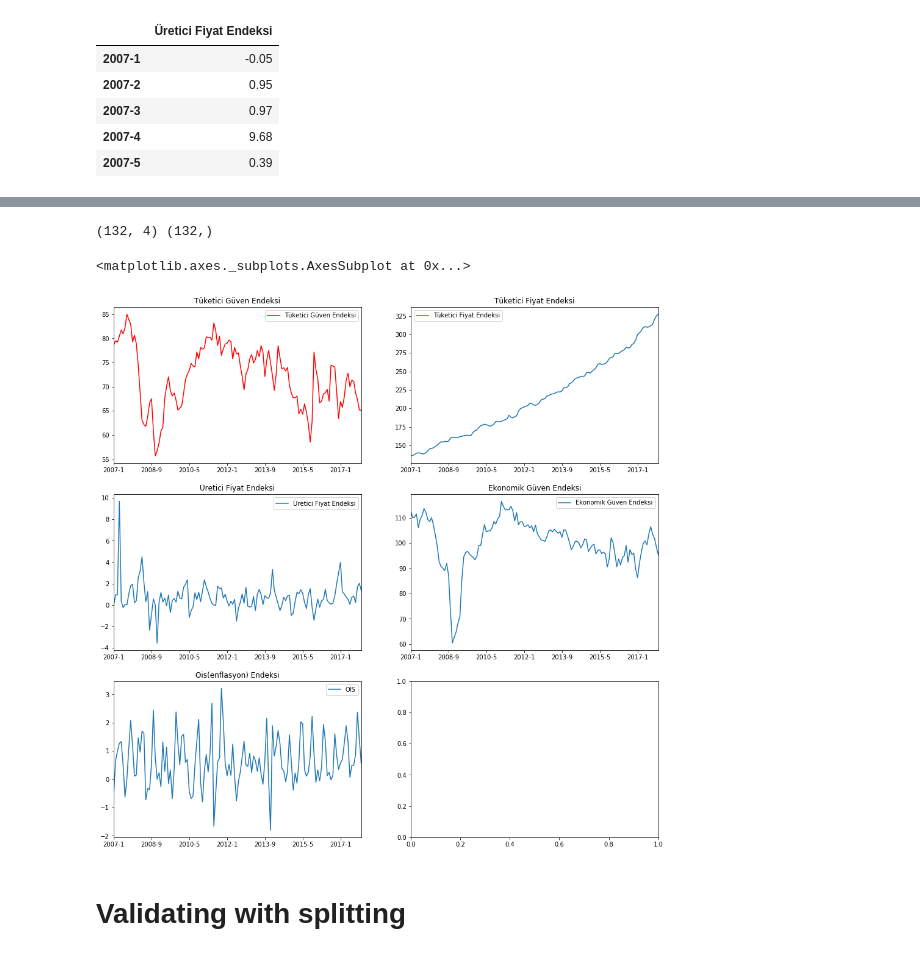
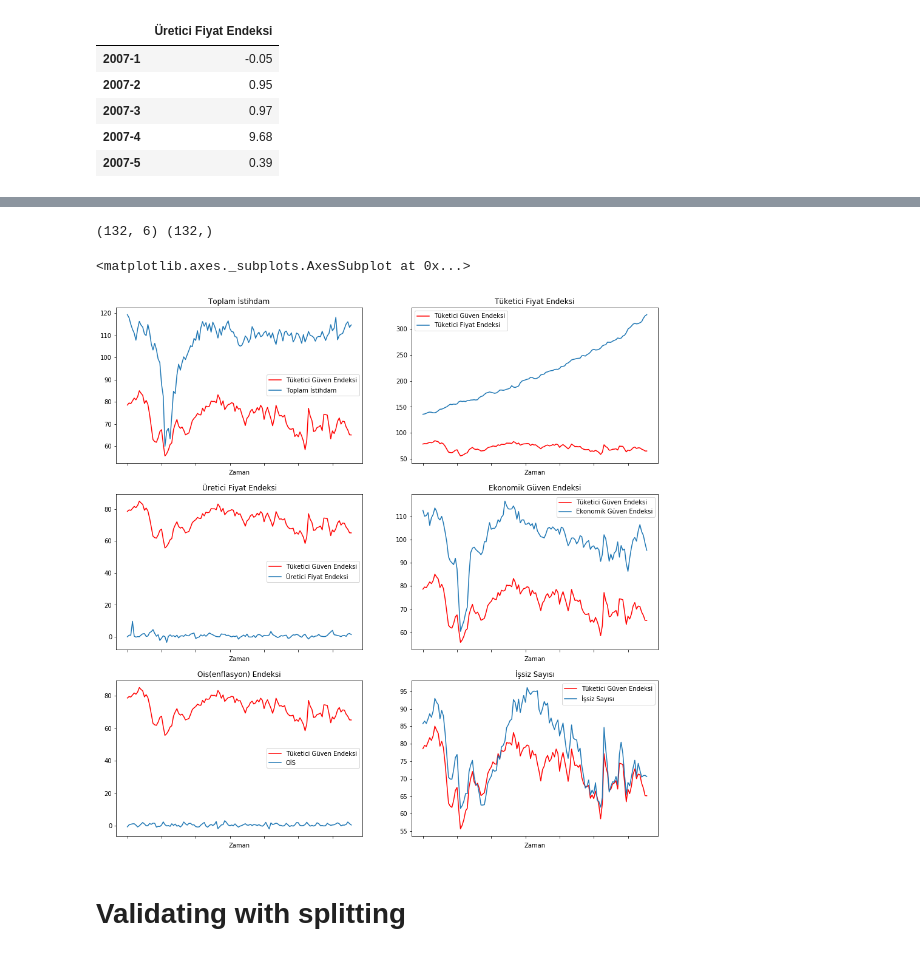
Before and after one commit to beratgumus/ConsumerConfidenceIndexEstimation, a Jupyter notebook: Proje2.ipynb, the cells around one changed output, grey strips where cells are left out. Cells and saved outputs as stored; diff of their text form; code cells hidden in the pictures.

```diff
--- a/Proje2.ipynb
+++ b/Proje2.ipynb
@@ -49,0 +23,20 @@ ege.head()
+# %%
+tge_ege_init.rename(columns={'Unnamed: 0': 'Yıl',
+                             'Unnamed: 1': 'Ay',
+                             'Ekonomik\ngüven\nendeksi\nEconomic\nconfidence\nindex':'Ekonomik Güven Endeksi',
+                            'İşsiz sayısı\nbeklentisi \n(gelecek\n12 aylık\ndönemde)(2)\nNumber of \npeople \nunemployed\nexpectation \n(over the next\n12 months)(2)':'İşsiz Sayısı',
+                            'Toplam\nistihdam\n(gelecek 3 ay)\nTotal \nemployment\n(next 3 months)':'Toplam İstihdam',
+                            'Hanenin\nmaddi\ndurum beklentisi\n(gelecek 12 aylık \ndönemde)(2) \nFinancial\nsituation\nexpectation\nof household \n(over the next\n12 months)(2) ':'Hanenin Maddi Gücü'}, inplace=True)
+#list(tge_ege)
+# %%
+tge_ege_init.fillna(-1,inplace=True)
+tge_ege_init['Yıl'] = tge_ege_init['Yıl'].astype(int).astype('str')
+for index, row in tge_ege_init.iterrows():
+    val = row['Yıl']
+    if val == '-1':
+        tge_ege_init.at[index, 'Yıl'] =  str(int(year)) +'-'+ str(int(row['Ay']))
+    else:
+        year=row['Yıl']
+        tge_ege_init.at[index, 'Yıl'] =  str(int(year)) +'-'+ str(int(row['Ay']))
+
+tge_ege_init
@@ -49,0 +62,5 @@ ege.head()
+# %%
+tge_ege = tge_ege_init.set_index('Yıl')
+tge_ege.index.name = 'Zaman'
+tge_ege.drop(tge_ege.columns[[0,2,3,4,6,7,8,9,10,12,13,14,15]], axis=1,inplace=True)
+tge_ege.head()
@@ -82,6 +107,6 @@ ufe.head()
 | 2007-5 | 0.39 |
 # %%
 #merged = pd.merge(pd.merge(tge,ege,left_index=True, right_index=True),tufe,left_index=True, right_index=True)
-merged = ege.merge(tufe, left_index=True, right_index=True).merge(ufe, left_index=True, right_index=True).merge(ois, left_index=True, right_index=True).merge(tge, left_index=True, right_index=True)
+merged = tge_ege.merge(tufe, left_index=True, right_index=True).merge(ufe, left_index=True, right_index=True).merge(ois, left_index=True, right_index=True).merge(tge, left_index=True, right_index=True)
 merged.head()
 # %% [output]
@@ -127,21 +153,28 @@ merged.plot(y="Tüketici Güven Endeksi", kind='line', figsize=[16,6])
 # %%
 from sklearn.model_selection import train_test_split
-x = merged.iloc[:,[0,1,2,3]].values
-y = merged.iloc[:,4].values
+x = merged.iloc[:,0:6].values
+y = merged.iloc[:,6].values
 print(x.shape, y.shape)
 # %% [output]
-(132, 4) (132,)
+(132, 6) (132,)
 # %%
 fig, axes = plt.subplots(nrows=3, ncols=2, figsize=(16,16))
 axes = axes.ravel()
 merged.plot(y="Tüketici Güven Endeksi",ax=axes[0],title='Tüketici Güven Endeksi',kind='line',color='red')
+merged.plot(y="Tüketici Güven Endeksi",ax=axes[1],title='Tüketici Güven Endeksi',kind='line',color='red')
+merged.plot(y="Tüketici Güven Endeksi",ax=axes[2],title='Tüketici Güven Endeksi',kind='line',color='red')
+merged.plot(y="Tüketici Güven Endeksi",ax=axes[3],title='Tüketici Güven Endeksi',kind='line',color='red')
+merged.plot(y="Tüketici Güven Endeksi",ax=axes[4],title='Tüketici Güven Endeksi',kind='line',color='red')
+merged.plot(y="Tüketici Güven Endeksi",ax=axes[5],title='Tüketici Güven Endeksi',kind='line',color='red')
 merged.plot(y="Tüketici Fiyat Endeksi",ax=axes[1],title='Tüketici Fiyat Endeksi', kind='line')
 merged.plot(y="Üretici Fiyat Endeksi",ax=axes[2],title='Üretici Fiyat Endeksi', kind='line')
 merged.plot(y="Ekonomik Güven Endeksi",ax=axes[3],title='Ekonomik Güven Endeksi', kind='line')
 merged.plot(y="OİS",ax=axes[4],title='Ois(enflasyon) Endeksi',kind='line')
+merged.plot(y="Toplam İstihdam",ax=axes[0],title='Toplam İstihdam',kind='line')
+merged.plot(y="İşsiz Sayısı",ax=axes[5],title='İşsiz Sayısı',kind='line')
 # %% [output]
 <matplotlib.axes._subplots.AxesSubplot at 0x...>
-[figure, old version]
+[figure, new version]
 # %% [markdown]
 # Validating with splitting
 # %%
```
Also changed, not shown: parts of 17 cells of this notebook, 1 other file.
